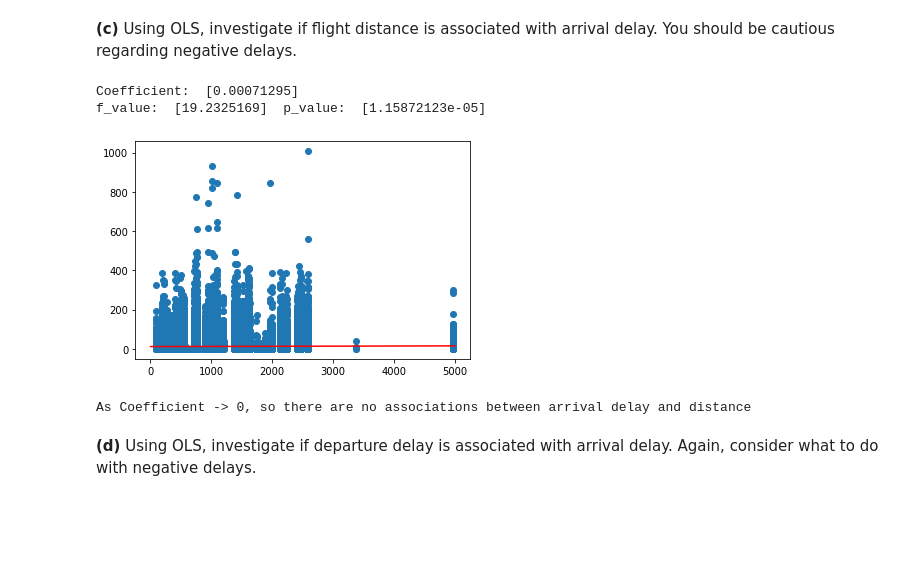
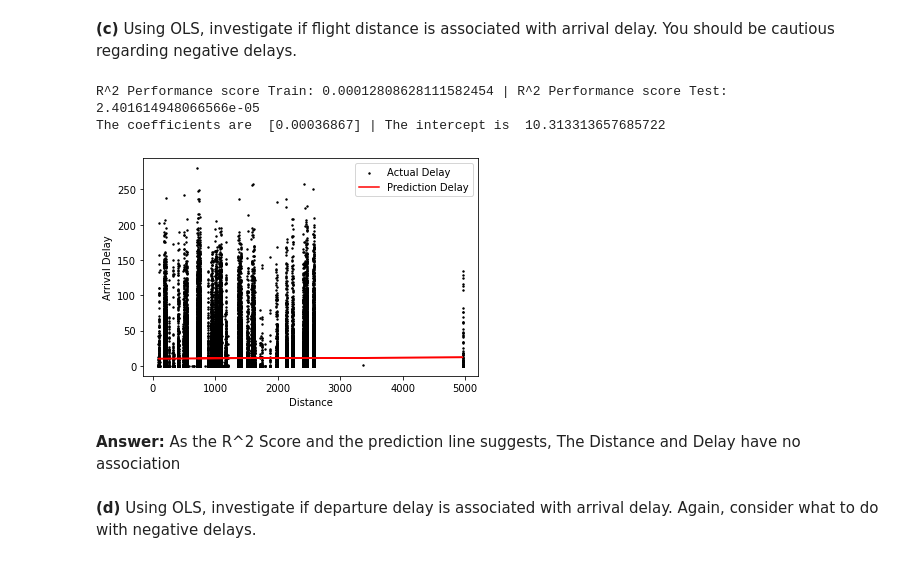
Before and after one commit to saeculumx/MAL_poj, a Jupyter notebook: MAL1 Project 2022.ipynb, the cells around one changed output. Cells and saved outputs as stored; diff of their text form; code cells hidden in the pictures; blank space fills up the shorter version.

```diff
--- a/MAL1 Project 2022.ipynb
+++ b/MAL1 Project 2022.ipynb
@@ -128,51 +158,36 @@ Name: temp, Length: 26130, dtype: float64
 # %% [markdown]
 **(c)** Using OLS, investigate if flight distance is associated with arrival delay. You should be cautious regarding negative delays.
-# %%
-import numpy as np
-import statsmodels.api as sm
-import matplotlib.pyplot as plt
-from statsmodels.regression.linear_model import OLS
-from sklearn.feature_selection import f_regression
-
-distance = df_flights.loc[:, "distance"]
-delay = df_flights.loc[:, "arr_delay"]
-# print(distance,delay)
-dis_train, dis_test, del_train, del_test = train_test_split(distance, delay, test_size=0.5, random_state=1)
-dis_train = dis_train.replace((np.inf, -np.inf, np.nan), 0).reset_index(drop=True)
-del_train = del_train.replace((np.inf, -np.inf, np.nan), 0).reset_index(drop=True)
-del_train = np.where(del_train > 0, del_train, 0)
-dis_train = dis_train.values.reshape(1, -1)
-#del_train = del_train.reshape(1,-1)
-dis_train = dis_train.transpose()
-del_train = np.array(del_train)
-
-# dis_train_s = sm.add_constant(dis_train)
-# results = OLS(del_train,dis_train_s).fit()
-# print(results.params)
-
-model = LinearRegression()
-model.fit(dis_train, del_train)
-print("Coefficient: ", model.coef_)
-F, pval = f_regression(dis_train, del_train)
-print("f_value: ", F, " p_value: ", pval)
-
-x_pred = np.arange(1, 5000).reshape(-1, 1)
-y_pred = model.predict(x_pred)
-
-# plt.scatter(x_pred,y_pred)
-plt.plot(x_pred, y_pred, color="red")
-plt.scatter(dis_train, del_train)
-# plt.plot(dis_train,del_train, color = "red")
-plt.xticks()
-plt.yticks()
-plt.show()
-
-print("As Coefficient -> 0, so there are no associations between arrival delay and distance")
-# %% [output]
-Coefficient:  [0.00071295]
-f_value:  [19.2325169]  p_value:  [1.15872123e-05]
-[figure, removed]
-As Coefficient -> 0, so there are no associations between arrival delay and distance
+# %%
+# Get Data distance and delay
+distance = df_flights.loc[:, "distance"]
+arr_delay = df_flights.loc[:, "arr_delay"]
+arr_delay = np.where(arr_delay > 0, arr_delay, 0)
+# Assign X,y
+X = distance.values.reshape(-1, 1)
+y = arr_delay
+# Random train/test sets
+X_train, X_test, y_train, y_test = train_test_split(X, y, test_size=0.5, random_state=69)
+OLS = LinearRegression()
+OLS.fit(X_train, y_train)
+# performance/score of the prediction model
+print("R^2 Performance score Train:", OLS.score(X_train, y_train), "| R^2 Performance score Test: ",
+      OLS.score(X_test, y_test))
+print("The coefficients are ", OLS.coef_, "| The intercept is ", OLS.intercept_)
+# predict
+y_predict = OLS.predict(X_test)
+# plot
+plt.scatter(X_test, y_test, color="black", s=2)
+plt.plot(X_test, y_predict, color="red")
+plt.legend(["Actual Delay", "Prediction Delay"])
+plt.xlabel("Distance")
+plt.ylabel("Arrival Delay")
+plt.show()
+# %% [output]
+R^2 Performance score Train: 0.00012808628111582454 | R^2 Performance score Test:  2.401614948066566e-05
+The coefficients are  [0.00036867] | The intercept is  10.313313657685722
+[figure, added]
+# %% [markdown]
+**Answer:**  As the R^2 Score and the prediction line suggests, The Distance and Delay have no association
 # %% [markdown]
 **(d)** Using OLS, investigate if departure delay is associated with arrival delay. Again,
    consider what to do with negative delays.
```
Also changed, not shown: parts of 17 cells of this notebook, 3 other files.
